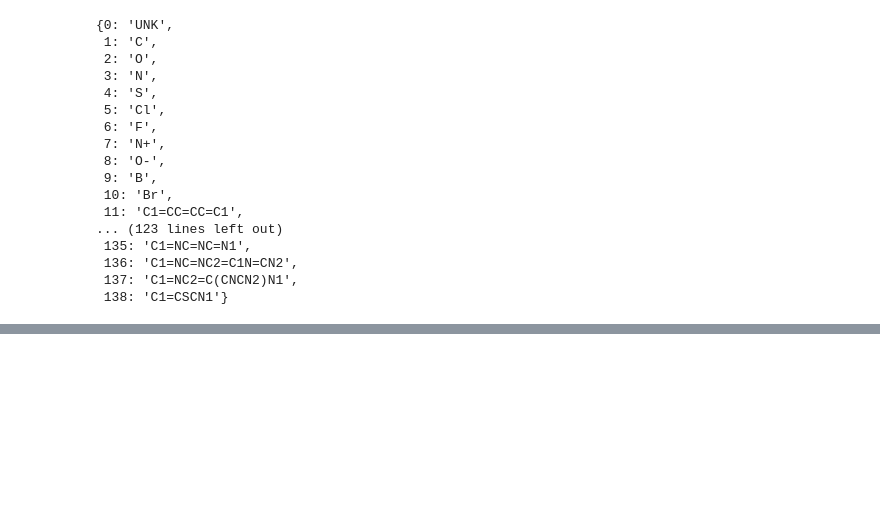
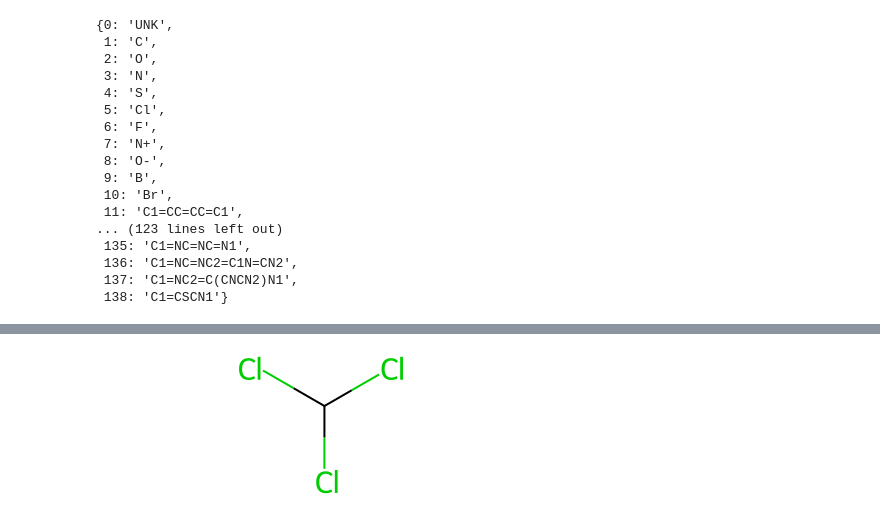
Before and after one commit to nomoresomethingwentwrong/GLDM, a Jupyter notebook: decode.ipynb, the cells around one changed output, grey strips where cells are left out. Cells and saved outputs as stored; diff of their text form; code cells hidden in the pictures; blank space fills up the shorter version.

```diff
--- a/decode.ipynb
+++ b/decode.ipynb
@@ -488,0 +369,4 @@ for decoder_state, (first_node_type_picks, first_node_type_logprobs) in zip(
+# %%
+# set(atom_type_featuriser.index_to_atom_type_map.values())
+
+_atom_types = set(dataset._atom_type_featuriser.index_to_atom_type_map.values())
@@ -488,0 +409,43 @@ for decoder_state, (first_node_type_picks, first_node_type_logprobs) in zip(
+# %%
+
+decoder_states = decoder_states_non_empty
+
+for decoder_state, (first_node_type_picks, first_node_type_logprobs) in zip(
+    decoder_states_empty, first_node_pick_results
+):
+    for first_node_type_pick, first_node_type_logprob in first_node_type_picks:
+        # Set up generation trace storing variables, populating if needed.
+        atom_choice_info = None
+        if store_generation_traces:
+            atom_choice_info = MoleculeGenerationAtomChoiceInfo(
+                node_idx=0,
+                true_type_idx=None,
+                type_idx_to_prob=np.exp(first_node_type_logprobs),
+            )
+
+        new_decoder_state, added_motif = _add_atom_or_motif(
+            decoder_state,
+            first_node_type_pick,
+            logprob=first_node_type_logprob,
+            choice_info=atom_choice_info,
+        )
+
+        last_atom_id = new_decoder_state.molecule.GetNumAtoms() - 1
+
+        if added_motif:
+            # To make all asserts happy, pretend we chose an attachment point.
+            new_decoder_state._focus_atom = last_atom_id
+
+        # Mark all initial nodes as visited.
+        new_decoder_state = MoLeRDecoderState.new_with_focus_marked_as_visited(
+            old_state=new_decoder_state, focus_node_finished_logprob=0.0
+        )
+
+        # Set the prior focus atom similarly to the start-from-scaffold case.
+        new_decoder_state._prior_focus_atom = last_atom_id
+
+        decoder_states.append(new_decoder_state)
+# %%
+decoder_states[0].molecule
+# %% [output]
+[figure, added]
```
Also changed, not shown: parts of 31 cells of this notebook, 1 other file.
